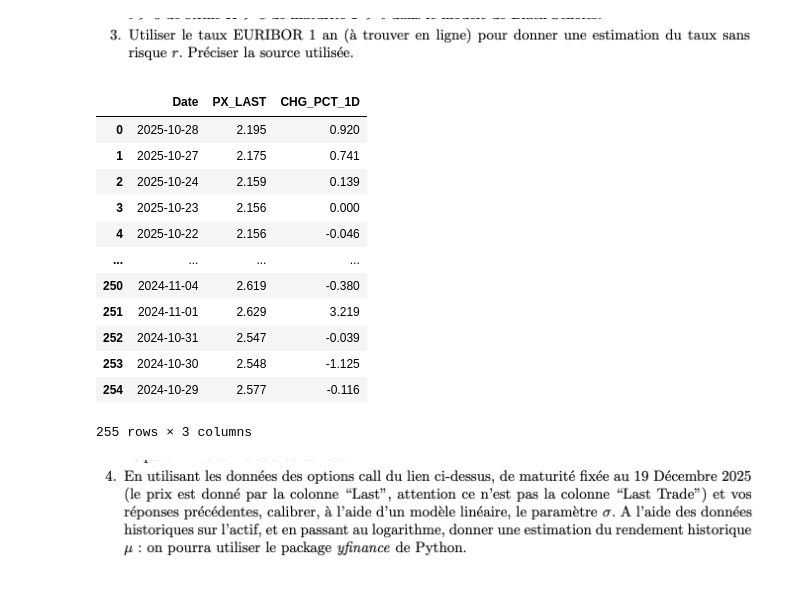
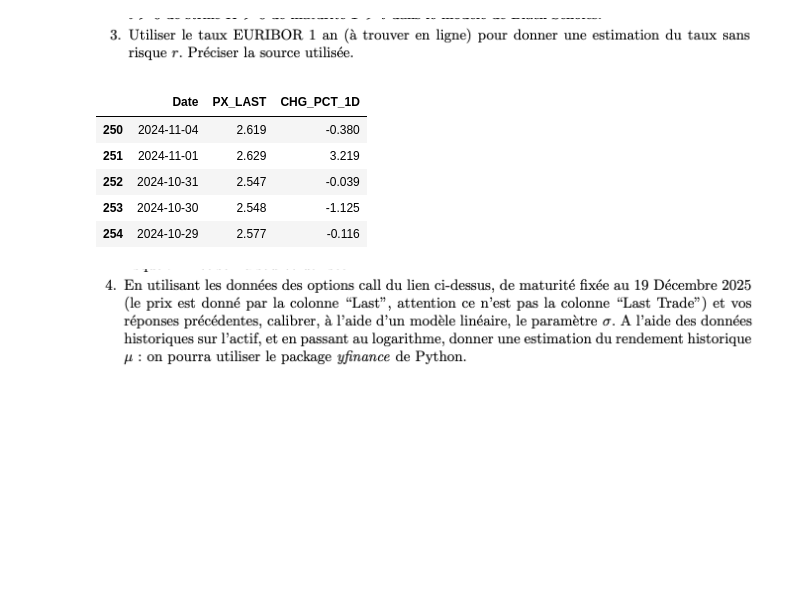
Before and after one commit to khanhtrinh2003/ISFA-Project, a Jupyter notebook: isfa_numerical_technique/hard3/isfa_tn6.ipynb, the cells around one changed output. Cells and saved outputs as stored; diff of their text form; code cells hidden in the pictures; blank space fills up the shorter version.

```diff
--- a/isfa_numerical_technique/hard3/isfa_tn6.ipynb
+++ b/isfa_numerical_technique/hard3/isfa_tn6.ipynb
@@ -79,20 +85,13 @@ spot_date, x
 ![image.png](attachment:image.png)
 # %%
 taux = pd.read_excel("../data/sujet6/QQQ euri2.0.xlsx",sheet_name="Euribor 12 M")
-taux
+taux.tail()
 # %% [output]
 |  | Date | PX_LAST | CHG_PCT_1D |
-| 0 | 2025-10-28 | 2.195 | 0.920 |
-| 1 | 2025-10-27 | 2.175 | 0.741 |
-| 2 | 2025-10-24 | 2.159 | 0.139 |
-| 3 | 2025-10-23 | 2.156 | 0.000 |
-| 4 | 2025-10-22 | 2.156 | -0.046 |
-| ... | ... | ... | ... |
 | 250 | 2024-11-04 | 2.619 | -0.380 |
 | 251 | 2024-11-01 | 2.629 | 3.219 |
 | 252 | 2024-10-31 | 2.547 | -0.039 |
 | 253 | 2024-10-30 | 2.548 | -1.125 |
 | 254 | 2024-10-29 | 2.577 | -0.116 |
-255 rows × 3 columns
 # %% [markdown]
 ![image.png](attachment:image.png)
```
Also changed, not shown: parts of 25 cells of this notebook, 2 other files.
